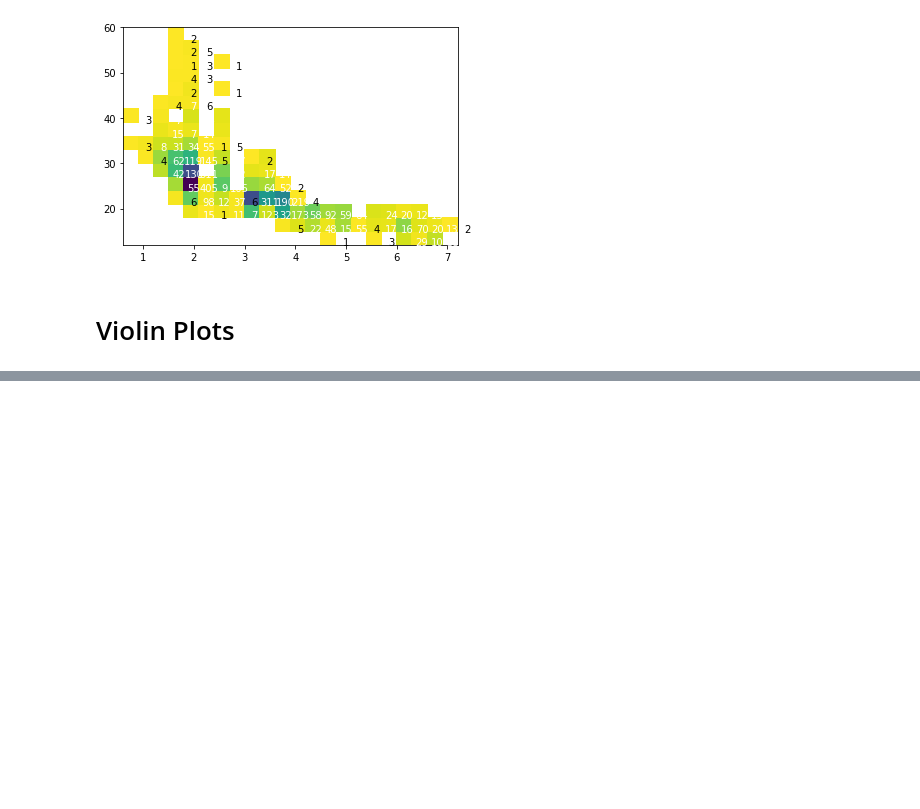
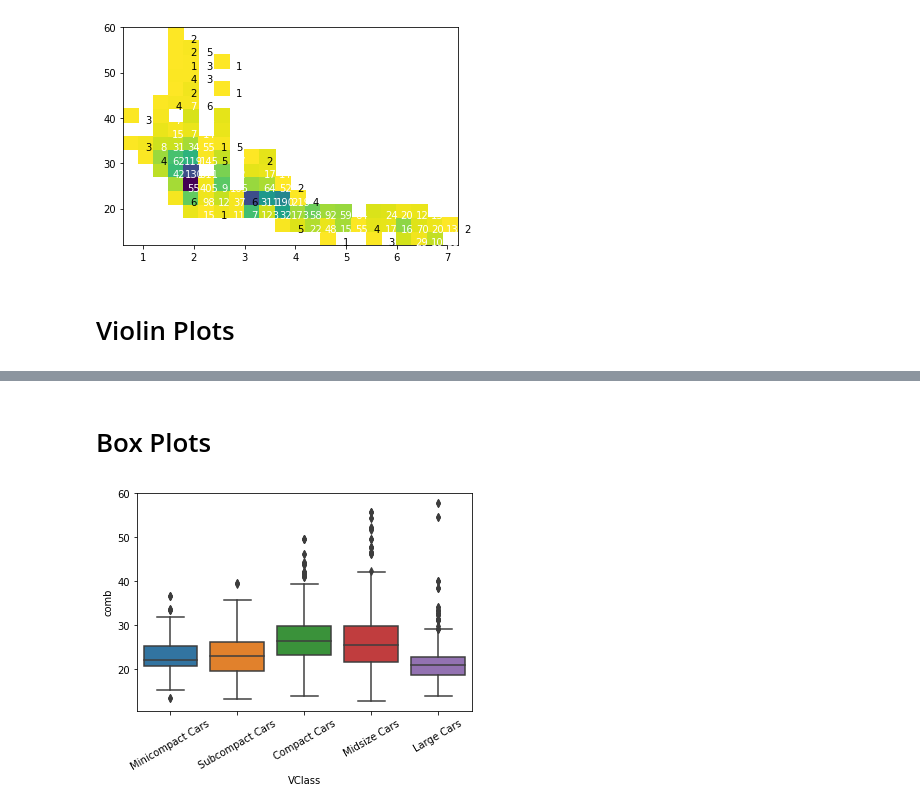
Before and after one commit to zhecho/AIPND, a Jupyter notebook: Notes/Matplotlib_Notes.ipynb, the cells around one changed output, grey strips where cells are left out. Cells and saved outputs as stored; diff of their text form; code cells hidden in the pictures; blank space fills up the shorter version.

```diff
--- a/Notes/Matplotlib_Notes.ipynb
+++ b/Notes/Matplotlib_Notes.ipynb
@@ -518,0 +531,7 @@ for i in range(counts.shape[0]):
+# %% [markdown]
+# Box Plots
+# %%
+sb.boxplot(data = fuel_econ, x = 'VClass', y = 'comb');
+plt.xticks(rotation = 30);
+# %% [output]
+[figure, added]
```
Also changed, not shown: parts of 20 cells of this notebook, 3 other files.
